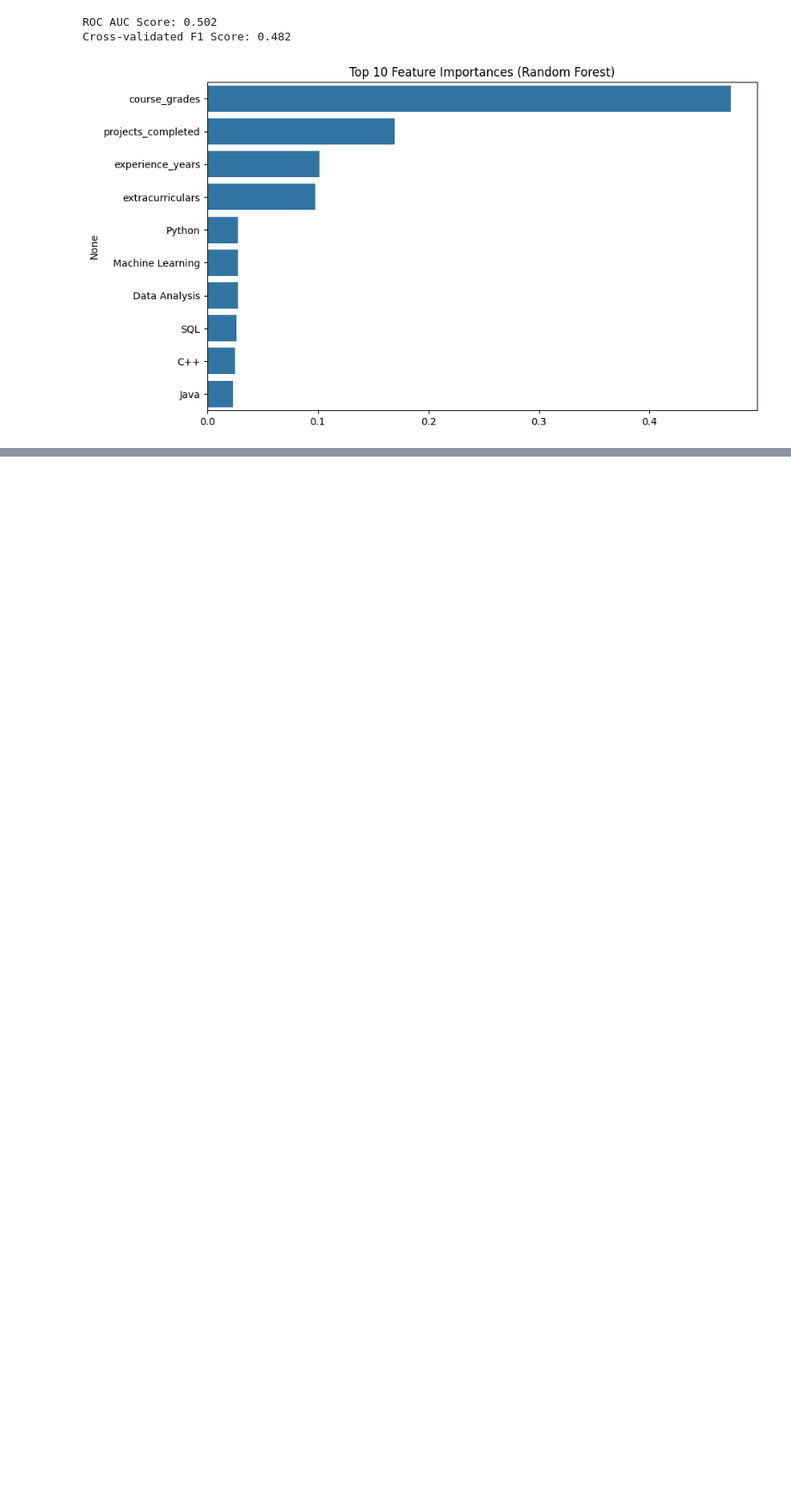
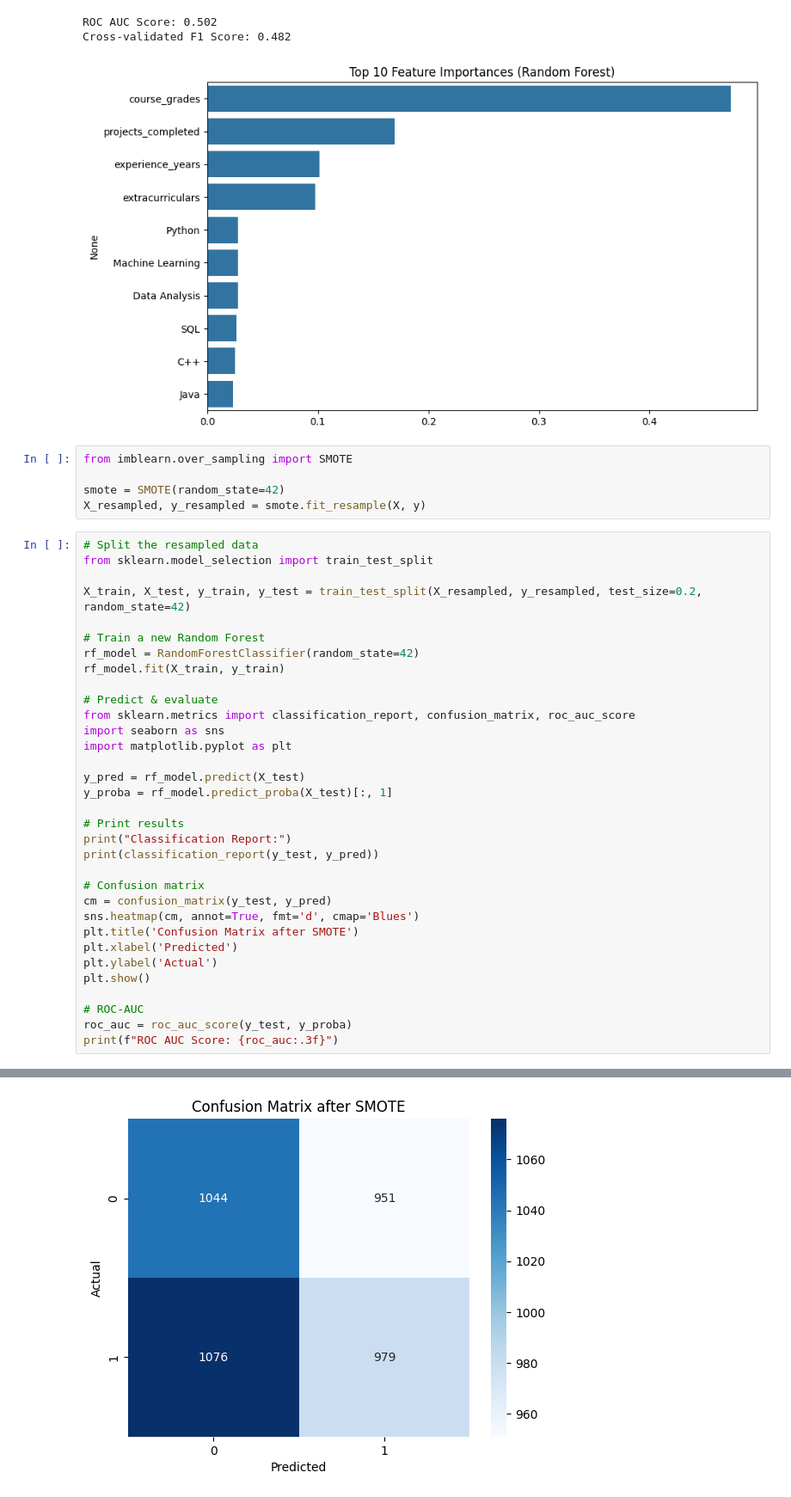
Before and after one commit to RaeHickel/Summit_task, a Jupyter notebook: Summit_task_Raghda_Haikal.ipynb, the cells around one changed output, grey strips where cells are left out. Shown at 86% size. Drawn from its saved outputs; the diff is of its cells as text; blank space fills up the shorter version.

```diff
--- a/Summit_task_Raghda_Haikal.ipynb
+++ b/Summit_task_Raghda_Haikal.ipynb
@@ -259,3 +259,42 @@ Confusion Matrix:
 ROC AUC Score: 0.502
 Cross-validated F1 Score: 0.482
 [figure]
+# %%
+from imblearn.over_sampling import SMOTE
+
+smote = SMOTE(random_state=42)
+X_resampled, y_resampled = smote.fit_resample(X, y)
+# %%
+# Split the resampled data
+from sklearn.model_selection import train_test_split
+
+X_train, X_test, y_train, y_test = train_test_split(X_resampled, y_resampled, test_size=0.2, random_state=42)
+
+# Train a new Random Forest
+rf_model = RandomForestClassifier(random_state=42)
+rf_model.fit(X_train, y_train)
+
+# Predict & evaluate
+from sklearn.metrics import classification_report, confusion_matrix, roc_auc_score
+import seaborn as sns
+import matplotlib.pyplot as plt
+
+y_pred = rf_model.predict(X_test)
+y_proba = rf_model.predict_proba(X_test)[:, 1]
+
+# Print results
+print("Classification Report:")
+print(classification_report(y_test, y_pred))
+
+# Confusion matrix
+cm = confusion_matrix(y_test, y_pred)
+sns.heatmap(cm, annot=True, fmt='d', cmap='Blues')
+plt.title('Confusion Matrix after SMOTE')
+plt.xlabel('Predicted')
+plt.ylabel('Actual')
+plt.show()
+
+# ROC-AUC
+roc_auc = roc_auc_score(y_test, y_proba)
+print(f"ROC AUC Score: {roc_auc:.3f}")
+# %% [output]
@@ -261,0 +310 @@ Cross-validated F1 Score: 0.482
+[figure, added]
```
Also changed, not shown: parts of 1 cell of this notebook.
